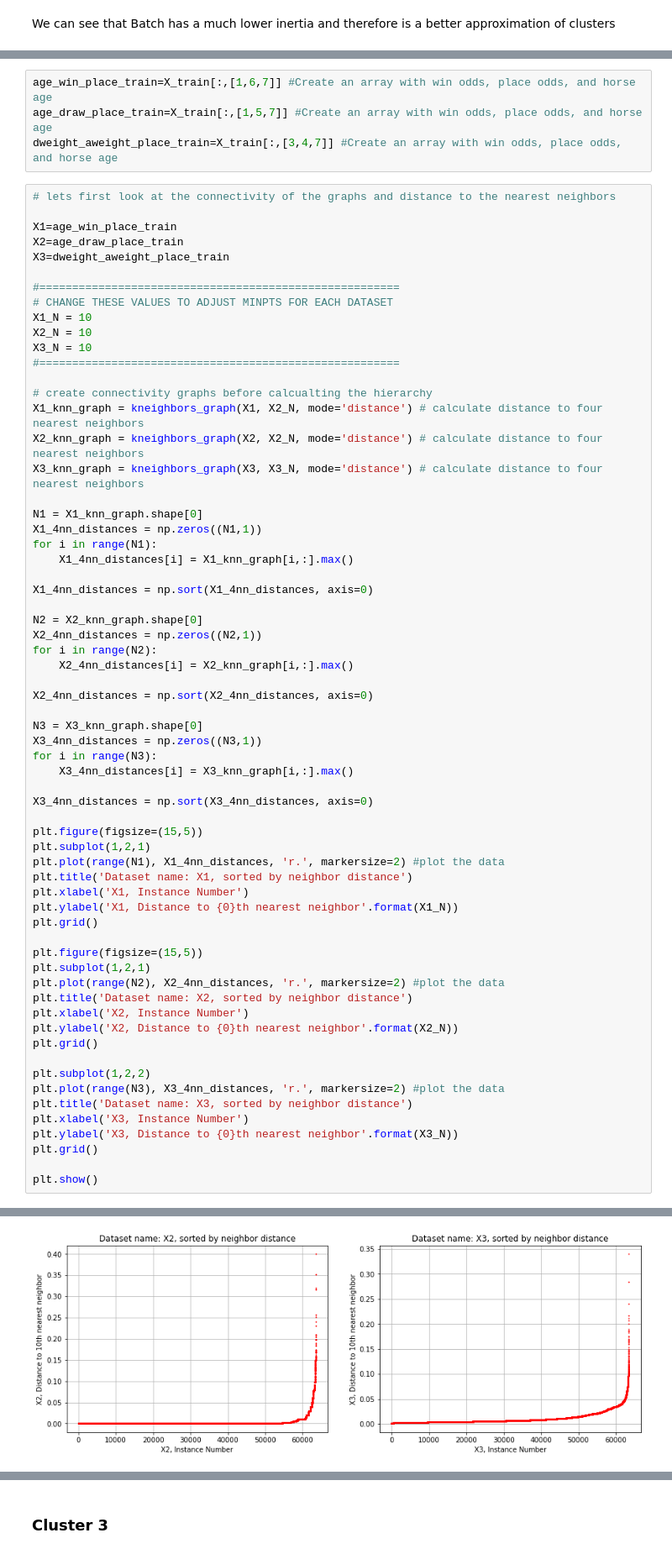
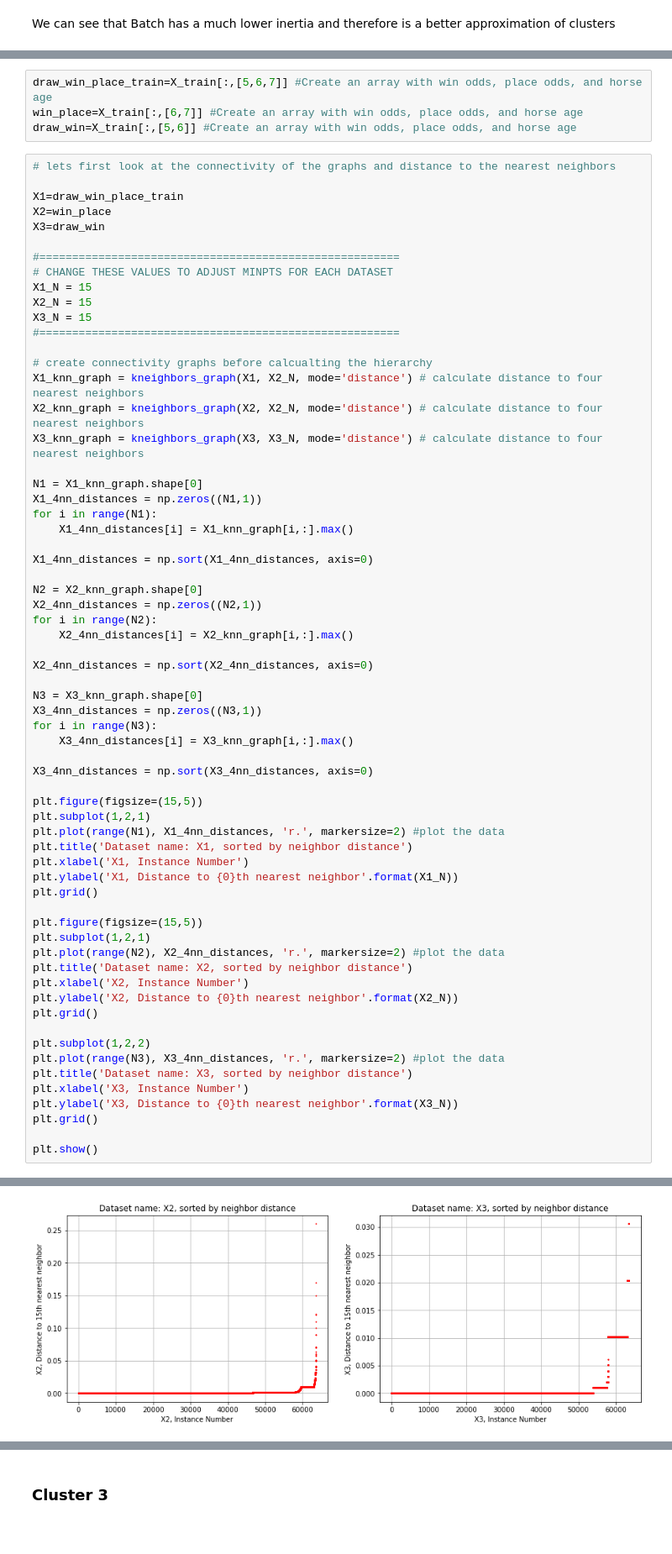
Before and after one commit to C-Stewart-GH/Hong_Kong_Horse_Racing_Project, a Jupyter notebook: Project3/Cameron_Lab3.ipynb, the cells around one changed output, grey strips where cells are left out. Shown at 84% size. Saved outputs shown, nothing was run; the diff lists cells and outputs as text.

```diff
--- a/Project3/Cameron_Lab3.ipynb
+++ b/Project3/Cameron_Lab3.ipynb
@@ -335,19 +349,19 @@ We can see that Batch has a much lower inertia and therefore is a better approxi
 # %%
-age_win_place_train=X_train[:,[1,6,7]] #Create an array with win odds, place odds, and horse age
-age_draw_place_train=X_train[:,[1,5,7]] #Create an array with win odds, place odds, and horse age
-dweight_aweight_place_train=X_train[:,[3,4,7]] #Create an array with win odds, place odds, and horse age
+draw_win_place_train=X_train[:,[5,6,7]] #Create an array with win odds, place odds, and horse age
+win_place=X_train[:,[6,7]] #Create an array with win odds, place odds, and horse age
+draw_win=X_train[:,[5,6]] #Create an array with win odds, place odds, and horse age
 # %%
 # lets first look at the connectivity of the graphs and distance to the nearest neighbors
 
-X1=age_win_place_train
-X2=age_draw_place_train
-X3=dweight_aweight_place_train
+X1=draw_win_place_train
+X2=win_place
+X3=draw_win
 
 #=======================================================
 # CHANGE THESE VALUES TO ADJUST MINPTS FOR EACH DATASET
-X1_N = 10
-X2_N = 10
-X3_N = 10
+X1_N = 15
+X2_N = 15
+X3_N = 15
 #=======================================================
 
 # create connectivity graphs before calcualting the hierarchy
@@ -405 +419 @@ plt.show()
-[figure, old version]
+[figure, new version]
```
Also changed, not shown: parts of 35 cells of this notebook.
